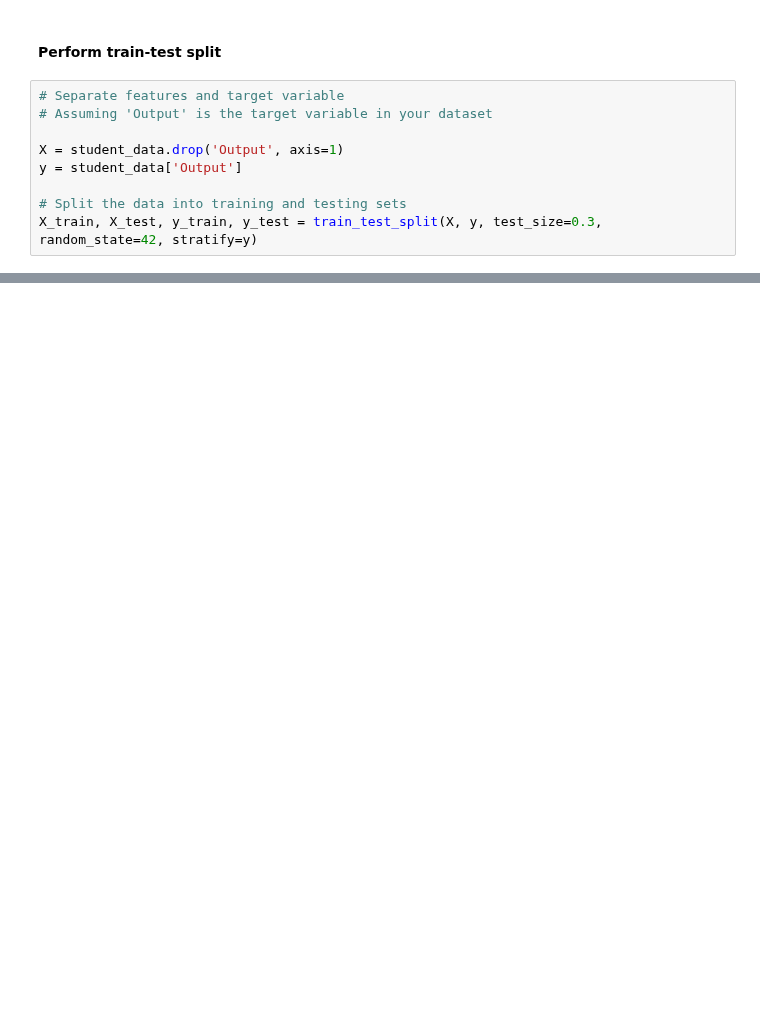
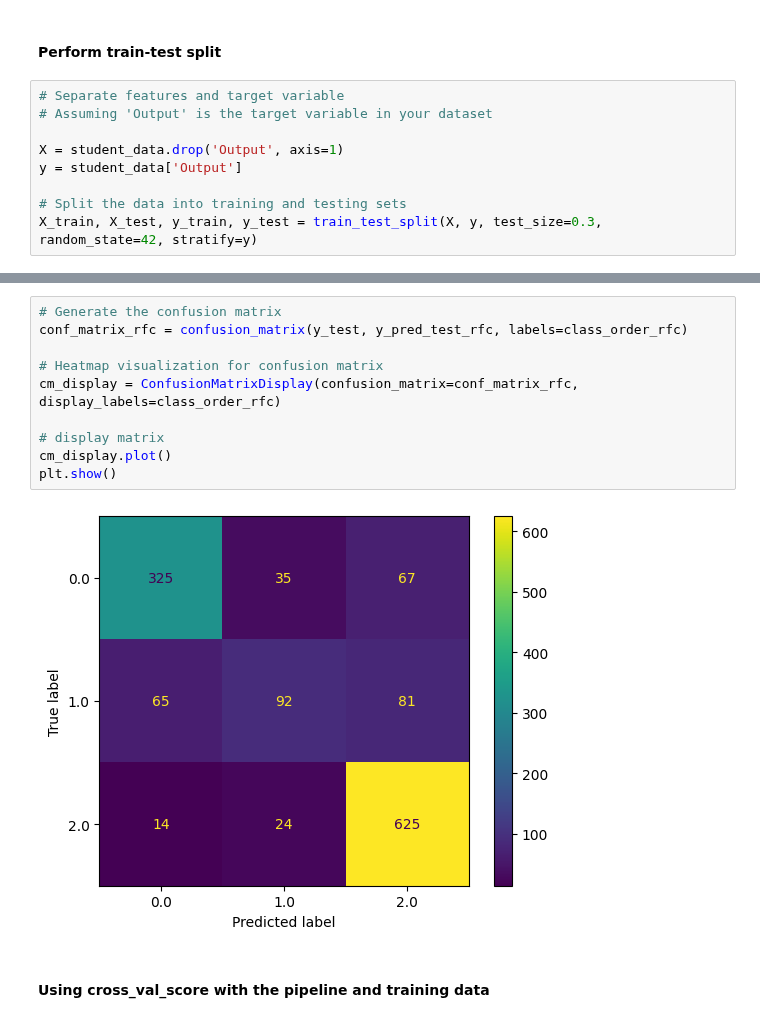
Before and after one commit to aninditadash/Introduction_to_machine_learning, a Jupyter notebook: ML_Examples/Student_Data_analysis.ipynb, the cells around one changed output, grey strips where cells are left out. Drawn from its saved outputs; the diff is of its cells as text; blank space fills up the shorter version.

```diff
--- a/ML_Examples/Student_Data_analysis.ipynb
+++ b/ML_Examples/Student_Data_analysis.ipynb
@@ -194,0 +298,14 @@ X_train, X_test, y_train, y_test = train_test_split(X, y, test_size=0.3, random_
+# %%
+# Generate the confusion matrix
+conf_matrix_rfc = confusion_matrix(y_test, y_pred_test_rfc, labels=class_order_rfc)
+
+# Heatmap visualization for confusion matrix
+cm_display = ConfusionMatrixDisplay(confusion_matrix=conf_matrix_rfc, display_labels=class_order_rfc)
+
+# display matrix
+cm_display.plot()
+plt.show()
+# %% [output]
+[figure, added]
+# %% [markdown]
+#### __Using cross_val_score with the pipeline and training data__
```
Also changed, not shown: parts of 19 cells of this notebook.
